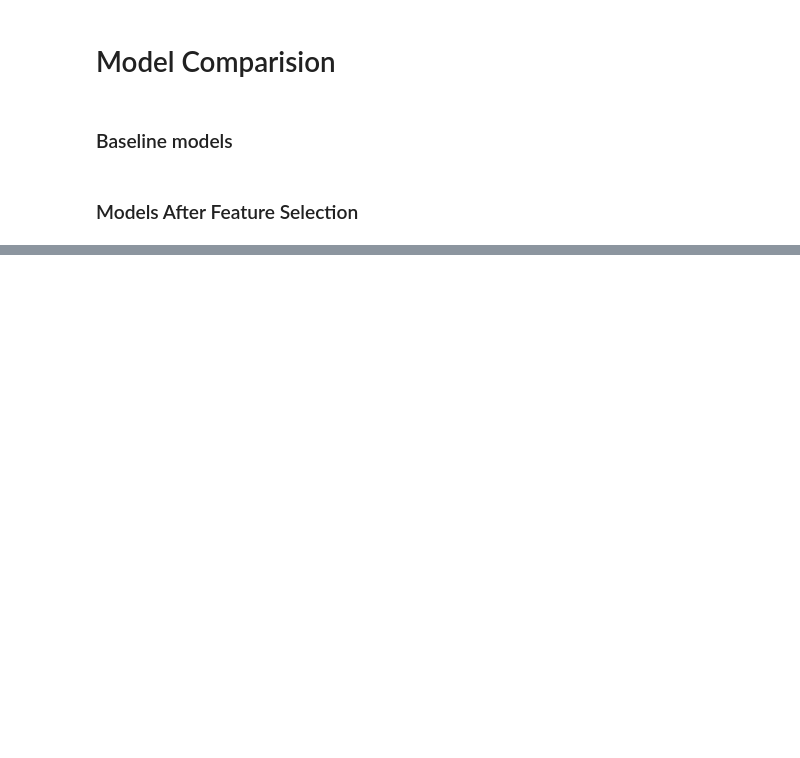
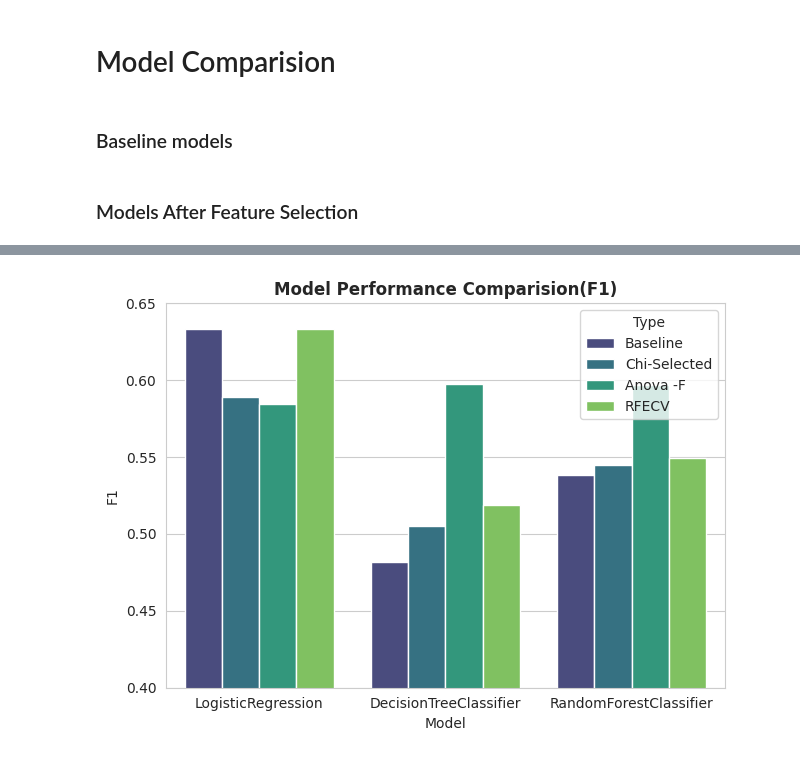
Before and after one commit to jigarkhadka/energy-consumption, a Jupyter notebook: notebook2a37ef5fba.ipynb, the cells around one changed output, grey strips where cells are left out. Cells and saved outputs as stored; diff of their text form; code cells hidden in the pictures; blank space fills up the shorter version.

```diff
--- a/notebook2a37ef5fba.ipynb
+++ b/notebook2a37ef5fba.ipynb
@@ -456,0 +572,9 @@ KeyError: 'Selector'
+# %%
+# Model Comparision:- F1
+sns.barplot(data=models_table,x="Model",y="F1",hue="Type",palette="viridis")
+plt.title("Model Performance Comparision(F1)", weight="bold")
+plt.tight_layout()
+plt.ylim(0.4,0.65)
+plt.show()
+# %% [output]
+[figure, added]
```
Also changed, not shown: parts of 20 cells of this notebook.
